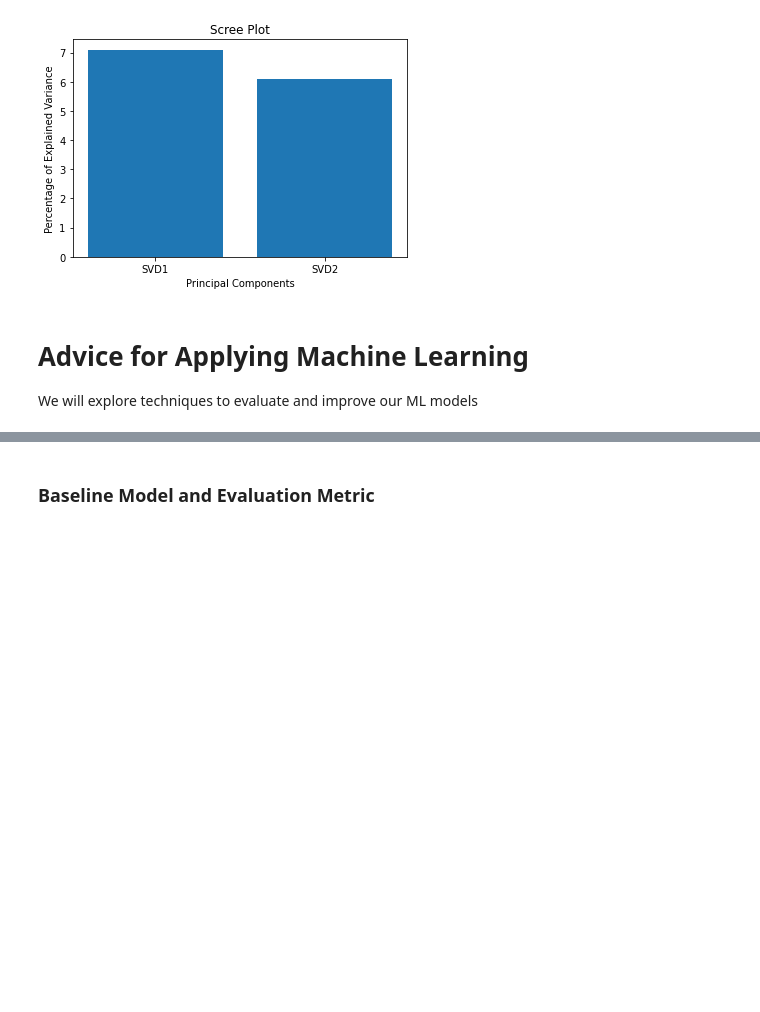
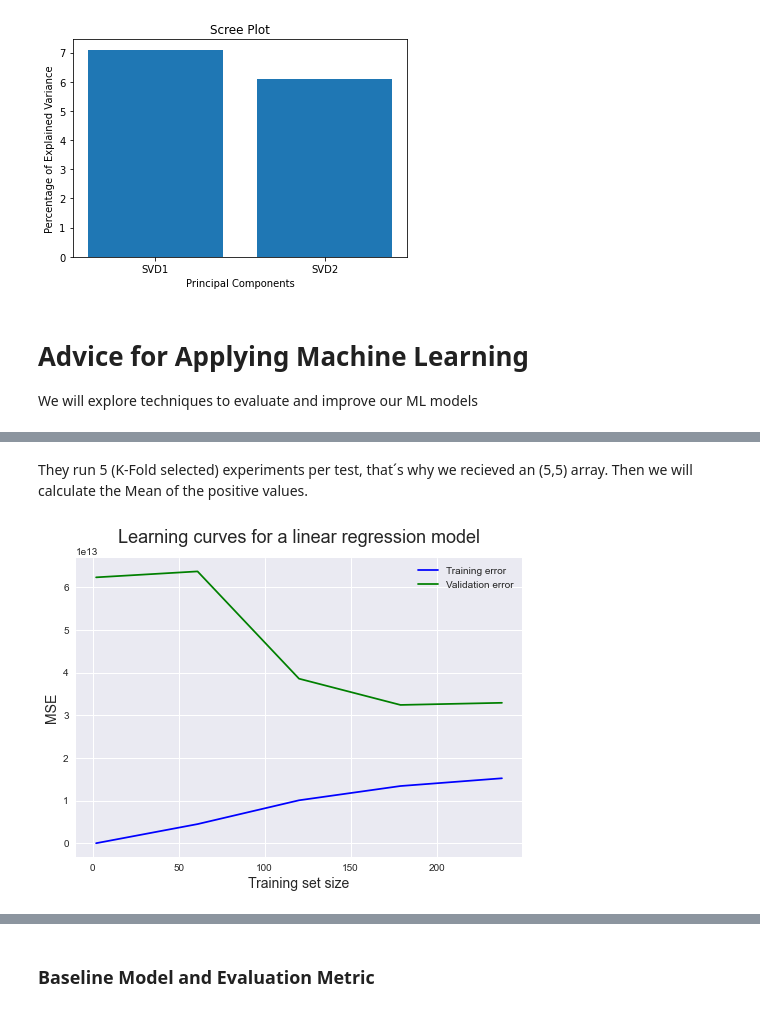
Before and after one commit to santiagoromero20/NBAPredictions, a Jupyter notebook: NBAPredictions.ipynb, the cells around one changed output, grey strips where cells are left out. Cells and saved outputs as stored; diff of their text form; code cells hidden in the pictures; blank space fills up the shorter version.

```diff
--- a/NBAPredictions.ipynb
+++ b/NBAPredictions.ipynb
@@ -1050,17 +909,0 @@ array([0., 0., 0., 0., 0., 0., 0., 0., 0.])
-# %%
-max_degree = 9
-err_train = np.zeros(max_degree)
-err_cv = np.zeros(max_degree)
-x = np.linspace(0,int(X_test.max()),61)
-y_pred = np.zeros((61,max_degree))  #columns are lines to plot
-
-for degree in range(max_degree):
-    lmodel = lin_model(degree+1)
-    lmodel.fit(X_train_cleaned, y_train)
-    yhat = lmodel.predict(X_train_cleaned)
-    err_train[degree] = lmodel.mse(y_train, yhat)
-    yhat = lmodel.predict(X_cv)
-    err_cv[degree] = lmodel.mse(y_cv, yhat)
-    y_pred[:,degree] = lmodel.predict([x])
-
-optimal_degree = np.argmin(err_cv)+1
@@ -1080,0 +917,7 @@ The Optimal Degree is: 1
+# %%
+X_train, X_test, y_train, y_test = X_train.to_numpy(), X_test.to_numpy(), y_train.to_numpy(), y_test.to_numpy()
+
+print(X_train.shape, type(X_train))
+print(X_test.shape, type(X_test))
+print(y_train.shape, type(y_train))
+print(y_test.shape, type(y_test))
@@ -1080,0 +931,13 @@ The Optimal Degree is: 1
+# %%
+lr = SGDRegressor(max_iter=100000000)
+lr.fit(X_train, y_train)
+
+#Training Set
+y_pred_tr = lr.predict(X_train)
+error_tr = metrics.mean_squared_error(y_train, y_pred_tr)
+
+#Test Set
+y_pred_test = lr.predict(X_test)
+error_test = metrics.mean_squared_error(y_test, y_pred_test)
+
+print(f"Training MSE Error {error_tr:0.2f}, Test MSE Error {error_test:0.2f}")
@@ -1080,0 +974,2 @@ The Optimal Degree is: 1
+# %%
+train_sizes, train_scores, validation_scores = learning_curve(lr, X, y, cv=5, scoring="neg_mean_squared_error", n_jobs=-1, train_sizes=np.linspace(0.01, 1.0, 5), shuffle=True, random_state=1)
@@ -1080,0 +1006,6 @@ The Optimal Degree is: 1
+# %% [markdown]
+They run 5 (K-Fold selected) experiments per test, that´s why we recieved an (5,5) array. Then we will calculate the Mean of the positive values.
+# %%
+visualizations.plot_learning_curve(train_sizes, train_scores, validation_scores, "MSE", "Training set size", "Learning curves for a linear regression model")
+# %% [output]
+[figure, added]
```
Also changed, not shown: parts of 33 cells of this notebook.
